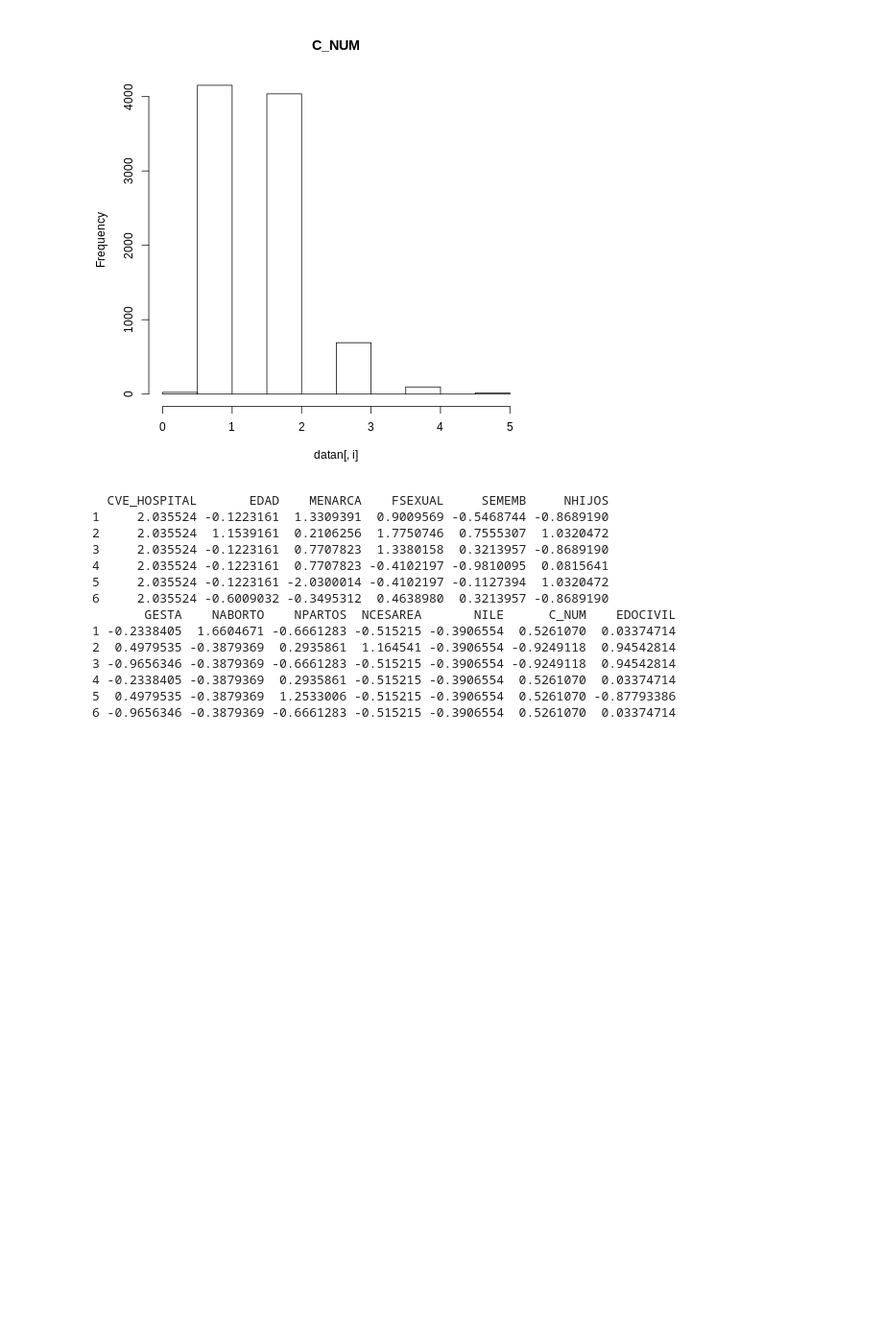
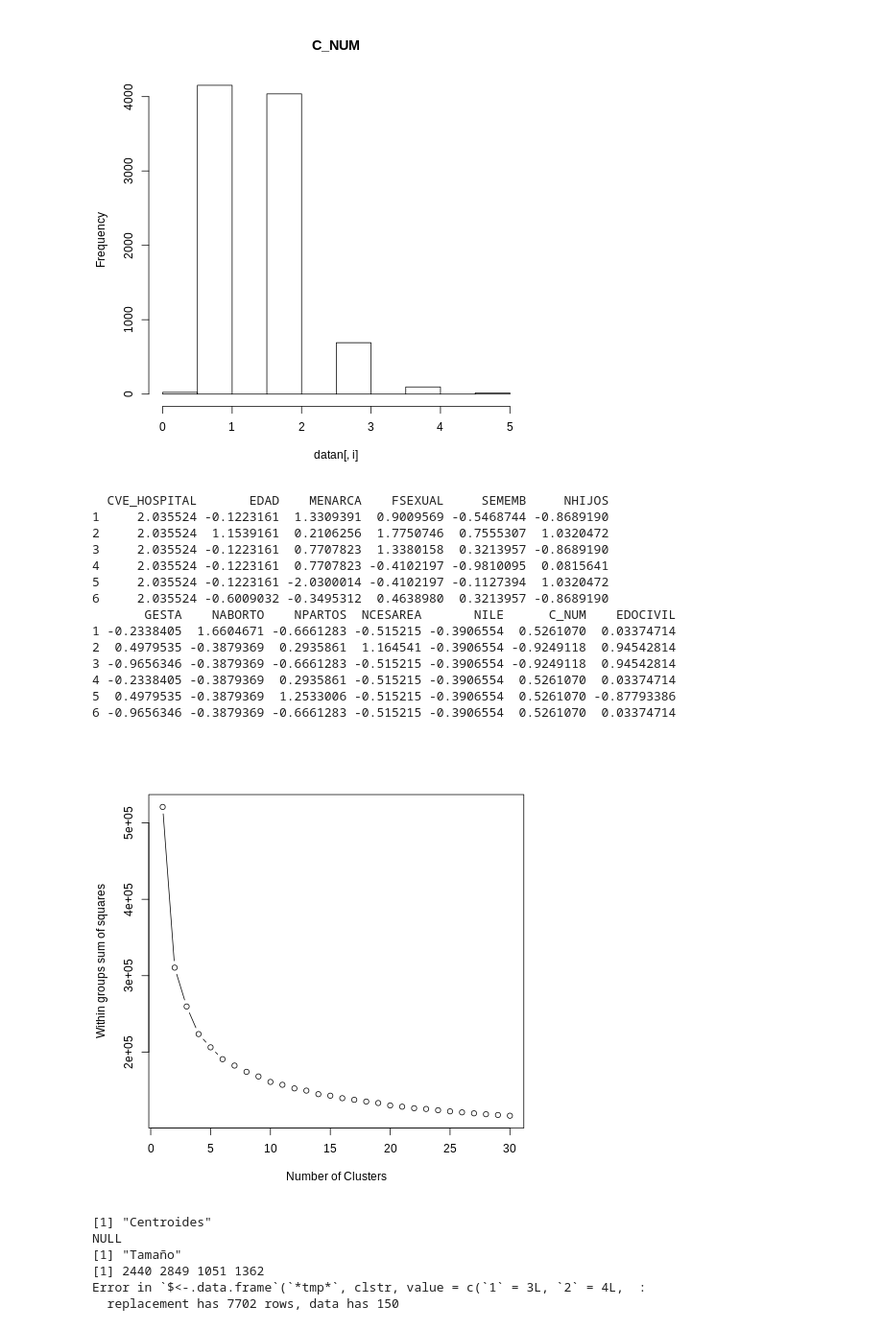
Before and after one commit to adanmgs/Seminario, a Jupyter notebook: MProyecto.ipynb, the cells around one changed output. Shown: that part at 96% size. Drawn from its saved outputs; the diff is of its cells as text; code cells hidden in the pictures; blank space fills up the shorter version.

```diff
--- a/MProyecto.ipynb
+++ b/MProyecto.ipynb
@@ -200,3 +200,17 @@ head(personas4)
 4 -0.2338405 -0.3879369  0.2935861 -0.515215 -0.3906554  0.5261070  0.03374714
 5  0.4979535 -0.3879369  1.2533006 -0.515215 -0.3906554  0.5261070 -0.87793386
 6 -0.9656346 -0.3879369 -0.6661283 -0.515215 -0.3906554  0.5261070  0.03374714
+# %%
+%%R
+# # función de gráfica de clusters por suma de cuadrados
+# wssplot <- function(data, nc=15, seed=1234){
+#   wss <- (nrow(data)-1)*sum(apply(data,2,var))
+#   for (i in 2:nc){
+#     set.seed(seed)
+#     wss[i] <- sum(kmeans(data, centers=i)$withinss)}
+#   plot(1:nc, wss, type="b", xlab="Number of Clusters",       ylab="Within groups sum of squares")}
+
+# ejecuta la gráfica
+wssplot(personas3[complete.cases(personas3),],nc=30,seed=1234)
+# %% [output]
+[figure, added]
@@ -202,0 +221,24 @@ head(personas4)
+# %%
+
+%%R
+# Ajustar los clúster
+iris_kmeans <- kmeans(personas3[complete.cases(personas3),],4)
+print("Centroides")
+print(personas3$centers)
+print("Tamaño")
+print(iris_kmeans$size)
+iris$clstr<-iris_kmeans$cluster
+
+# # cross-validation with original species available in data
+
+# my_cols <- c("#00AFBB", "#E7B800", "#FC4E07", "red", "black", "green", "pink")
+# pairs(iris[,1:4], pch = 19,  cex = 0.5,
+#       col = my_cols[iris$clstr],
+#       lower.panel=NULL)
+# %% [output]
+[1] "Centroides"
+NULL
+[1] "Tamaño"
+[1] 2440 2849 1051 1362
+Error in `$<-.data.frame`(`*tmp*`, clstr, value = c(`1` = 3L, `2` = 4L,  :
+  replacement has 7702 rows, data has 150
```
Also changed, not shown: parts of 1 cell of this notebook.
